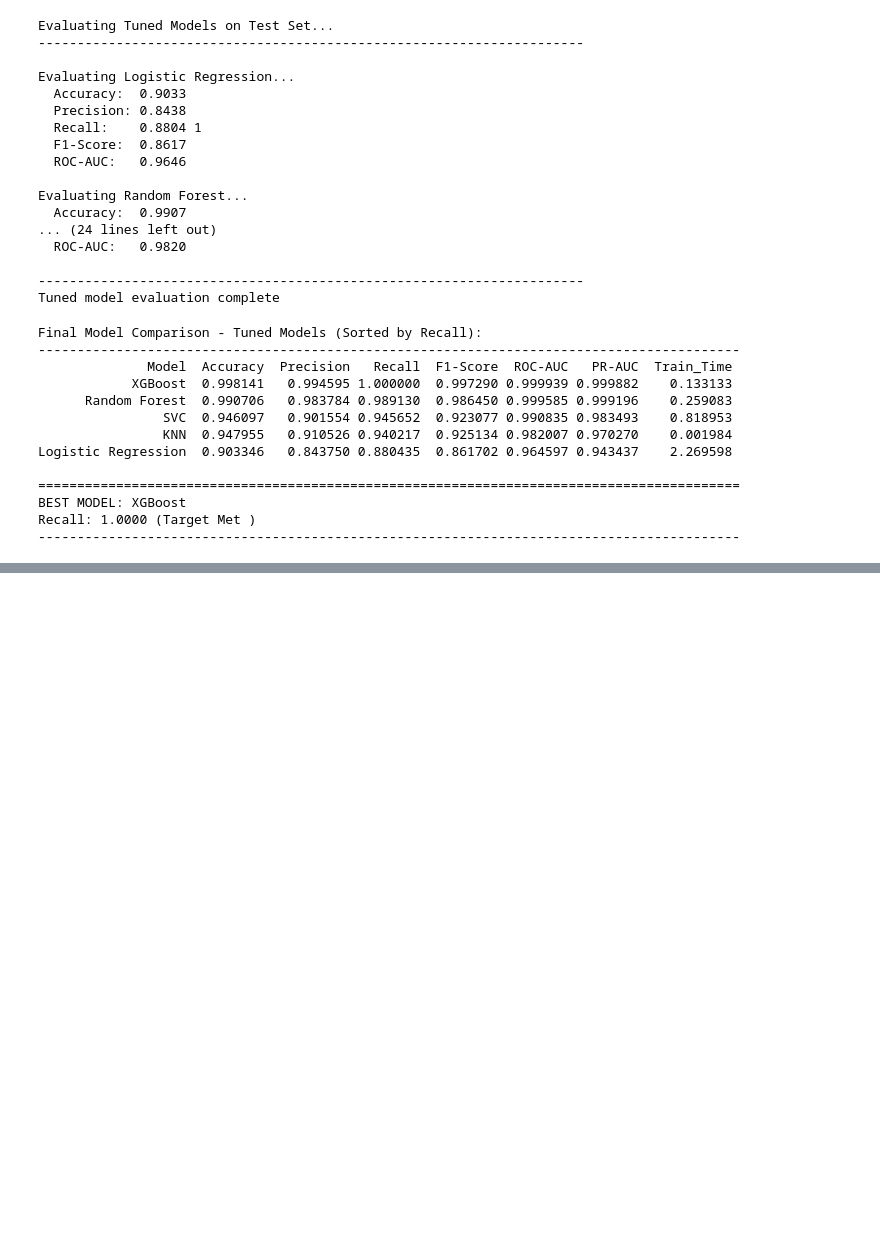
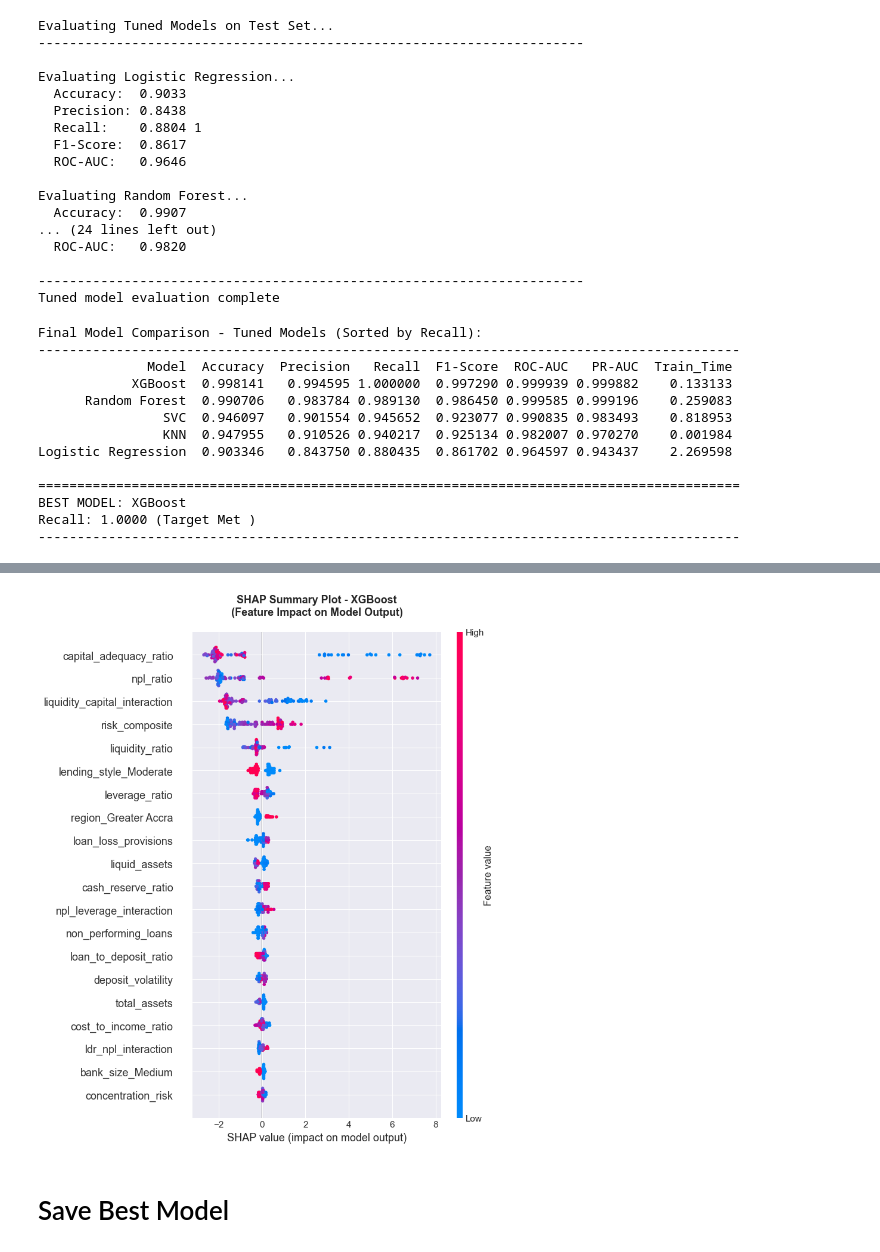
Before and after one commit to addetsi/Bank-Financial-Health-Analysis, a Jupyter notebook: 04_model_training.ipynb, the cells around one changed output, grey strips where cells are left out. Cells and saved outputs as stored; diff of their text form; code cells hidden in the pictures; blank space fills up the shorter version.

```diff
--- a/04_model_training.ipynb
+++ b/04_model_training.ipynb
@@ -655,0 +852,14 @@ plt.show()
+# %%
+# SHAP Summary Plot (detailed)
+fig, ax = plt.subplots(figsize=(12, 10))
+shap.summary_plot(shap_values_plot, X_test_sample,
+                 feature_names=feature_names,
+                 show=False, max_display=20)
+plt.title(f'SHAP Summary Plot - {best_model_name}\n(Feature Impact on Model Output)',
+         fontweight='bold', fontsize=13, pad=20)
+plt.tight_layout()
+plt.show()
+# %% [output]
+[figure, added]
+# %% [markdown]
+# Save Best Model
```
Also changed, not shown: parts of 11 cells of this notebook, 8 other files.
